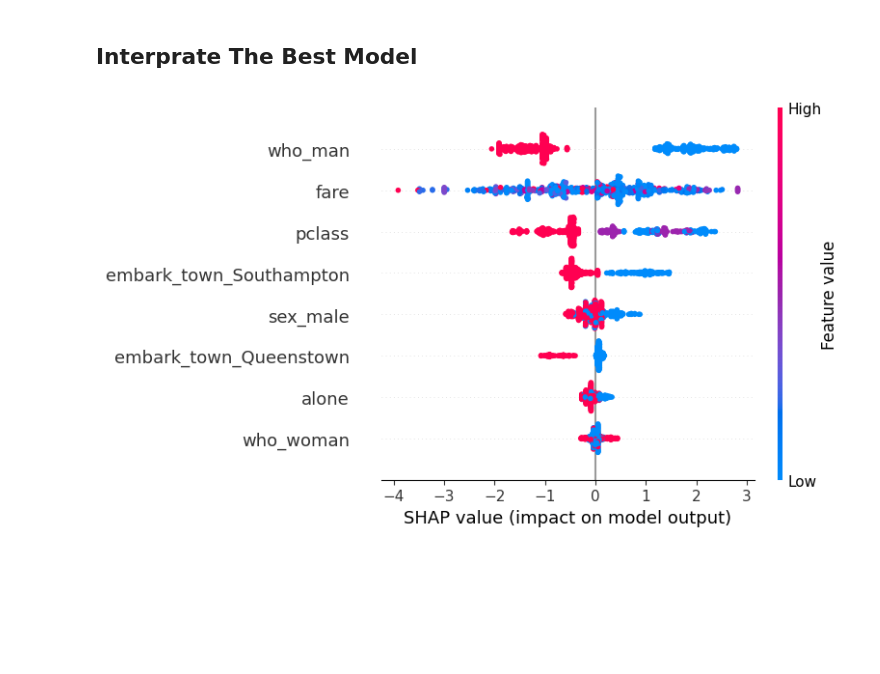
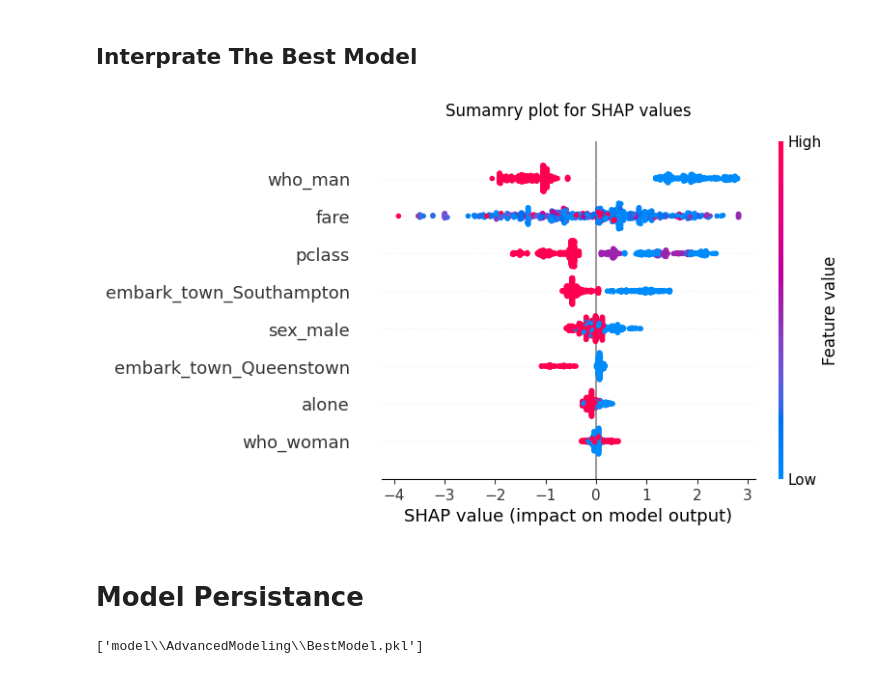
Before and after one commit to tshihab07/Titanic-Life-Prediction, a Jupyter notebook: advancedModeling.ipynb, the cells around one changed output. Saved outputs shown, nothing was run; the diff lists cells and outputs as text; code cells hidden in the pictures; blank space fills up the shorter version.

Commit message:
Finalize advanced modeling analysis and record best-performing model

```diff
--- a/advancedModeling.ipynb
+++ b/advancedModeling.ipynb
@@ -903,8 +903,11 @@ else:
 # %%
 # sumamry plot for SHAP values
 plt.figure(figsize=(10, 4))
 shap.summary_plot(shap_to_plot, X_sample, feature_names=x.columns, show=False)
+plt.title("Sumamry plot for SHAP values", fontsize=12, y=1.05)
 plt.tight_layout()
 plt.show()
 # %% [output]
-[figure, old version]
+[figure, new version]
+# %% [markdown]
+# Model Persistance
@@ -910,0 +929,5 @@ plt.show()
+# %%
+# save the best model
+joblib.dump(best_estimator, "model\AdvancedModeling\BestModel.pkl")
+# %% [output]
+['model\\AdvancedModeling\\BestModel.pkl']
```
Also changed, not shown: parts of 9 cells of this notebook.
